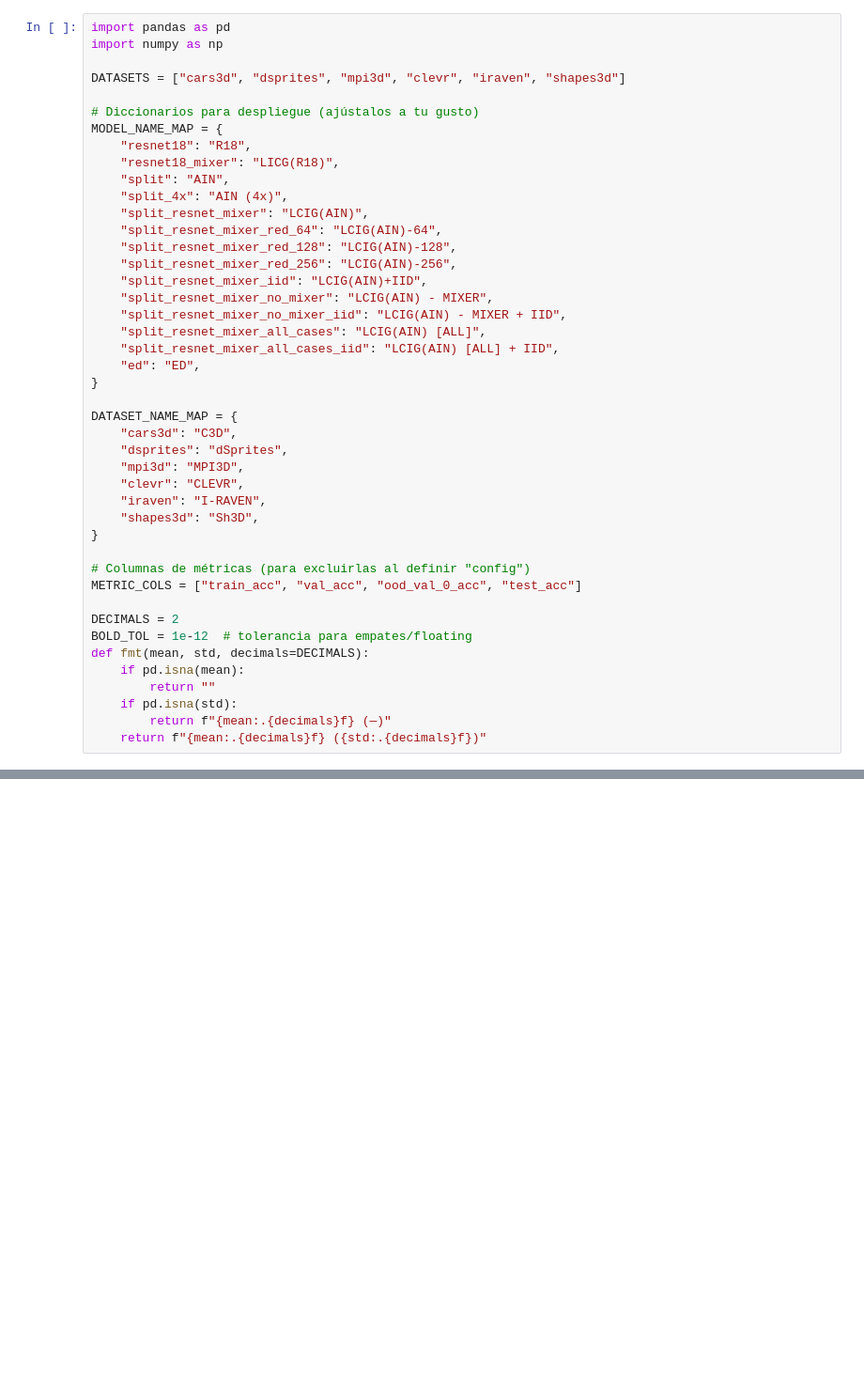
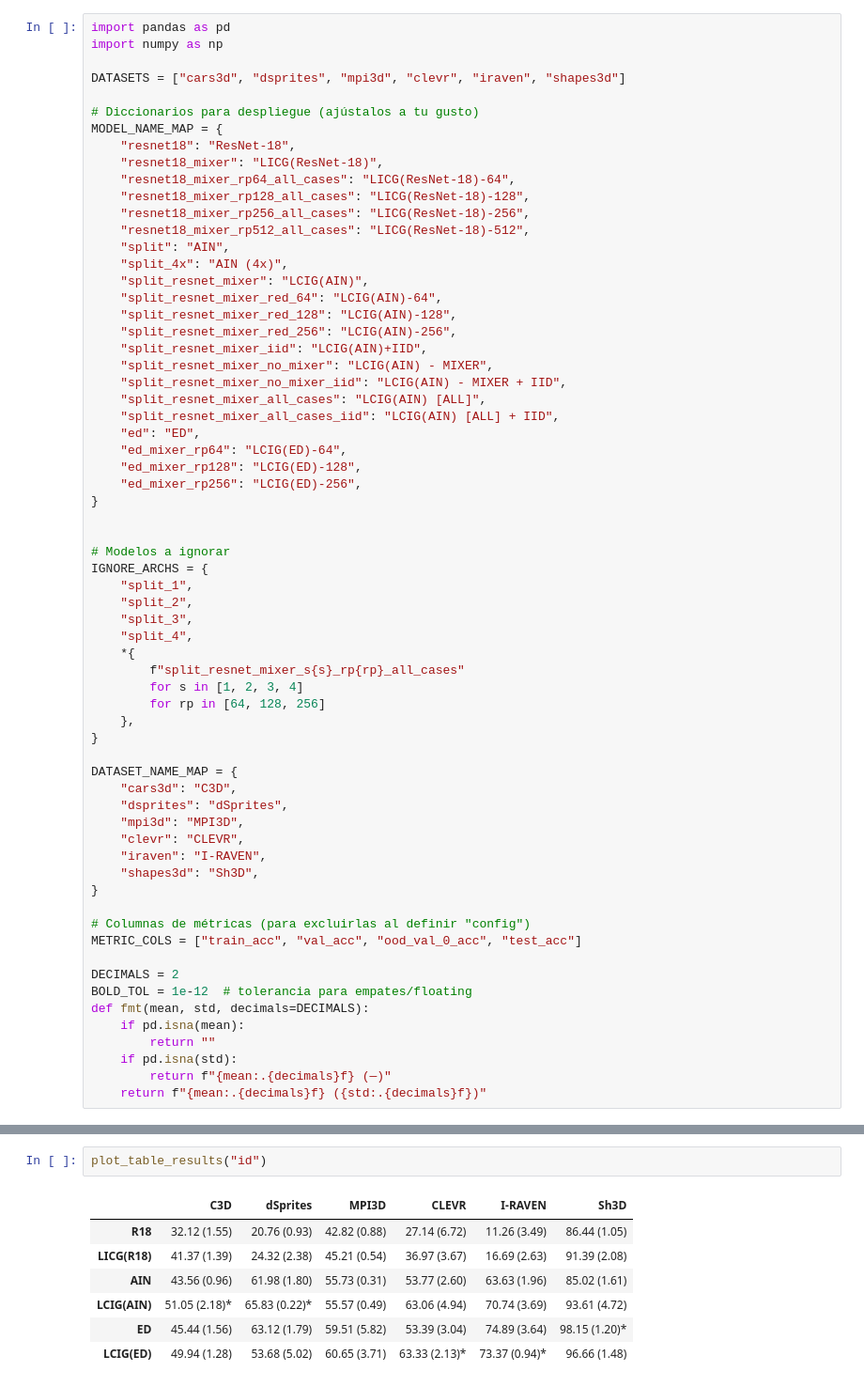
Before and after one commit to alainray/scalable-compositional-generalization, a Jupyter notebook: ParseResults.ipynb, the cells around one changed output, grey strips where cells are left out. Shown at 94% size. Saved outputs shown, nothing was run; the diff lists cells and outputs as text; blank space fills up the shorter version.

```diff
--- a/ParseResults.ipynb
+++ b/ParseResults.ipynb
@@ -6,8 +6,12 @@ DATASETS = ["cars3d", "dsprites", "mpi3d", "clevr", "iraven", "shapes3d"]
 
 # Diccionarios para despliegue (ajústalos a tu gusto)
 MODEL_NAME_MAP = {
-    "resnet18": "R18",
-    "resnet18_mixer": "LICG(R18)",
+    "resnet18": "ResNet-18",
+    "resnet18_mixer": "LICG(ResNet-18)",
+    "resnet18_mixer_rp64_all_cases": "LICG(ResNet-18)-64",
+    "resnet18_mixer_rp128_all_cases": "LICG(ResNet-18)-128",
+    "resnet18_mixer_rp256_all_cases": "LICG(ResNet-18)-256",
+    "resnet18_mixer_rp512_all_cases": "LICG(ResNet-18)-512",
     "split": "AIN",
     "split_4x": "AIN (4x)",
     "split_resnet_mixer": "LCIG(AIN)",
@@ -20,6 +24,23 @@ MODEL_NAME_MAP = {
     "split_resnet_mixer_all_cases": "LCIG(AIN) [ALL]",
     "split_resnet_mixer_all_cases_iid": "LCIG(AIN) [ALL] + IID",
     "ed": "ED",
+    "ed_mixer_rp64": "LCIG(ED)-64",
+    "ed_mixer_rp128": "LCIG(ED)-128",
+    "ed_mixer_rp256": "LCIG(ED)-256",
+}
+
+
+# Modelos a ignorar
+IGNORE_ARCHS = {
+    "split_1",
+    "split_2",
+    "split_3",
+    "split_4",
+    *{
+        f"split_resnet_mixer_s{s}_rp{rp}_all_cases"
+        for s in [1, 2, 3, 4]
+        for rp in [64, 128, 256]
+    },
 }
 
 DATASET_NAME_MAP = {
@@ -44,0 +374,10 @@ def fmt(mean, std, decimals=DECIMALS):
+# %%
+plot_table_results("id")
+# %% [output]
+|  | C3D | dSprites | MPI3D | CLEVR | I-RAVEN | Sh3D |
+| R18 | 32.12 (1.55) | 20.76 (0.93) | 42.82 (0.88) | 27.14 (6.72) | 11.26 (3.49) | 86.44 (1.05) |
+| LICG(R18) | 41.37 (1.39) | 24.32 (2.38) | 45.21 (0.54) | 36.97 (3.67) | 16.69 (2.63) | 91.39 (2.08) |
+| AIN | 43.56 (0.96) | 61.98 (1.80) | 55.73 (0.31) | 53.77 (2.60) | 63.63 (1.96) | 85.02 (1.61) |
+| LCIG(AIN) | 51.05 (2.18)* | 65.83 (0.22)* | 55.57 (0.49) | 63.06 (4.94) | 70.74 (3.69) | 93.61 (4.72) |
+| ED | 45.44 (1.56) | 63.12 (1.79) | 59.51 (5.82) | 53.39 (3.04) | 74.89 (3.64) | 98.15 (1.20)* |
+| LCIG(ED) | 49.94 (1.28) | 53.68 (5.02) | 60.65 (3.71) | 63.33 (2.13)* | 73.37 (0.94)* | 96.66 (1.48) |
```
Also changed, not shown: parts of 10 cells of this notebook.
